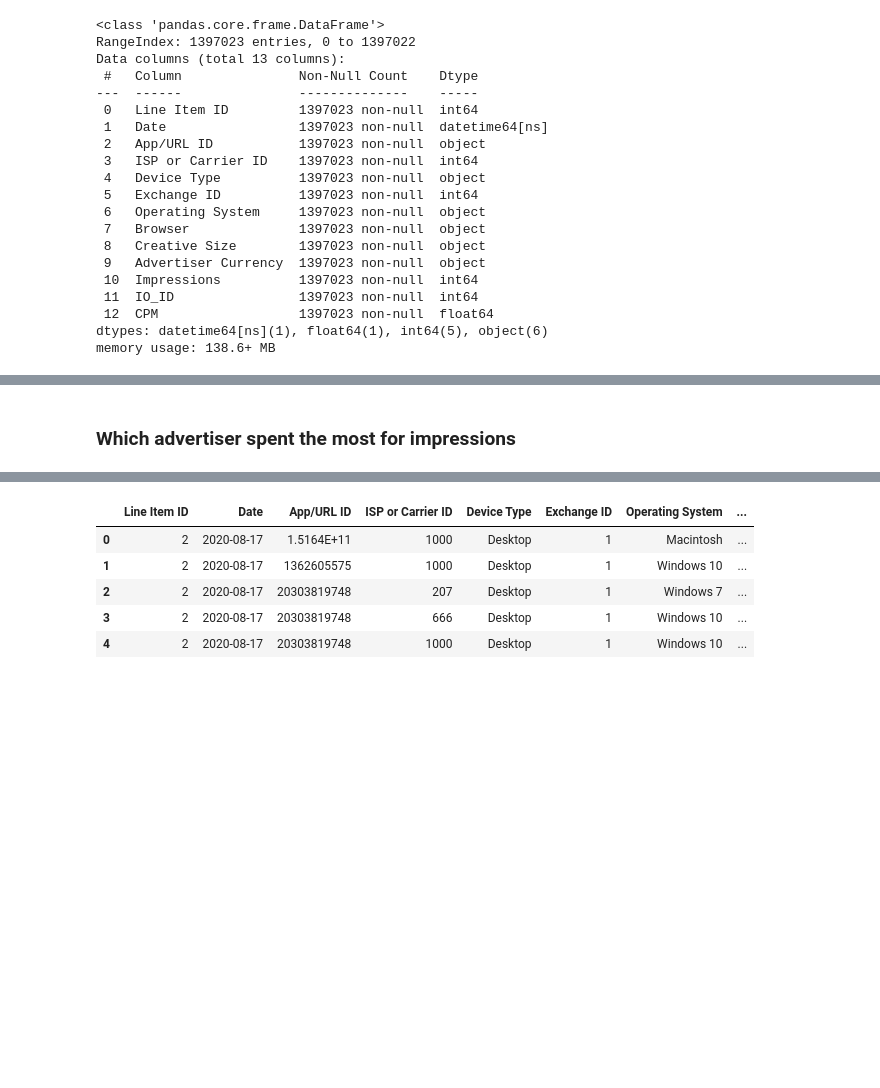
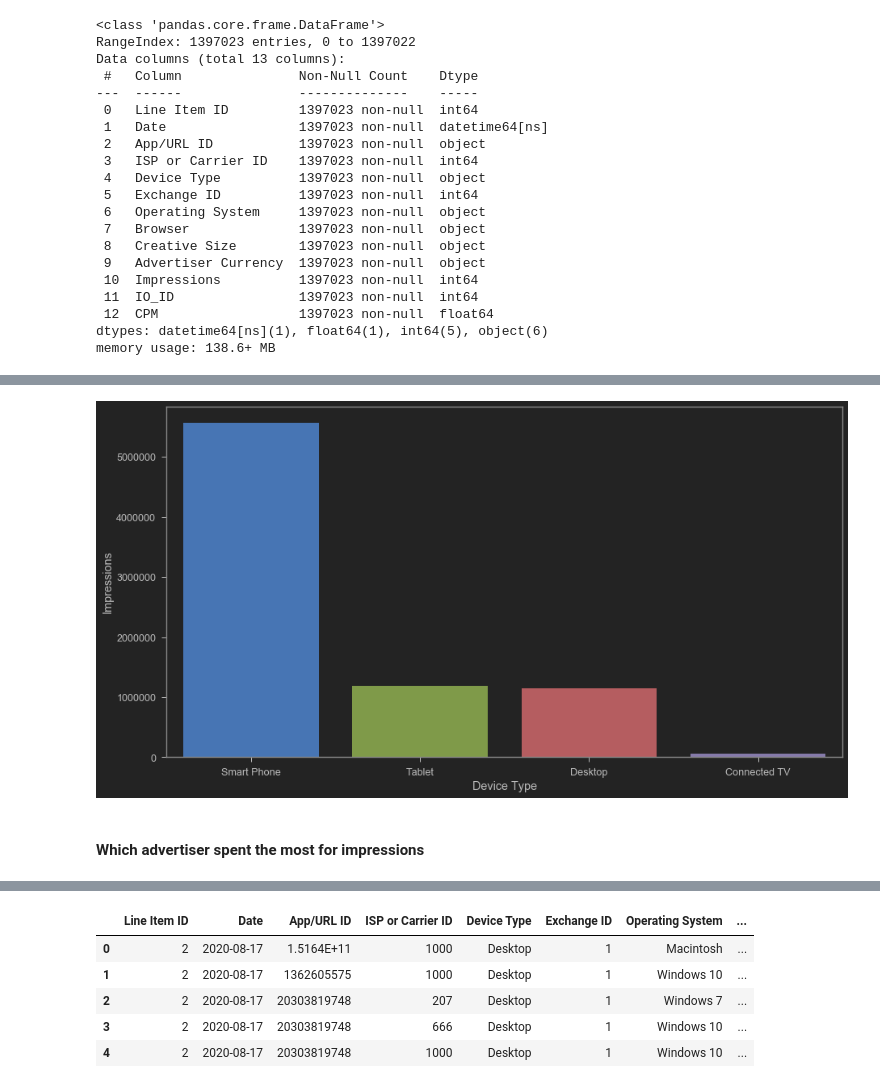
Before and after one commit to shiva-kumarj/CPM-prediction-with-MiQ, a Jupyter notebook: code/CPM-EDA.ipynb, the cells around one changed output, grey strips where cells are left out. Drawn from its saved outputs; the diff is of its cells as text; code cells hidden in the pictures; blank space fills up the shorter version.

```diff
--- a/code/CPM-EDA.ipynb
+++ b/code/CPM-EDA.ipynb
@@ -223,6 +223,7 @@ device_impressions = df.groupby('Device Type', as_index=False)\
 .sum()[['Device Type','Impressions']]\
 .sort_values('Impressions',ascending=False)
 
-fig = px.bar(device_impressions, x = 'Device Type', y = 'Impressions')
-fig.show()
+plt.figure(figsize = (15, 8))
+fig = sns.barplot(data = device_impressions, x = 'Device Type', y = 'Impressions')
+plt.show()
 # %% [output]
@@ -230,2 +230,3 @@ fig.show()
+[figure, added]
 # %% [markdown]
-### Which advertiser spent the most for impressions
+#### Which advertiser spent the most for impressions
```
Also changed, not shown: parts of 47 cells of this notebook.
